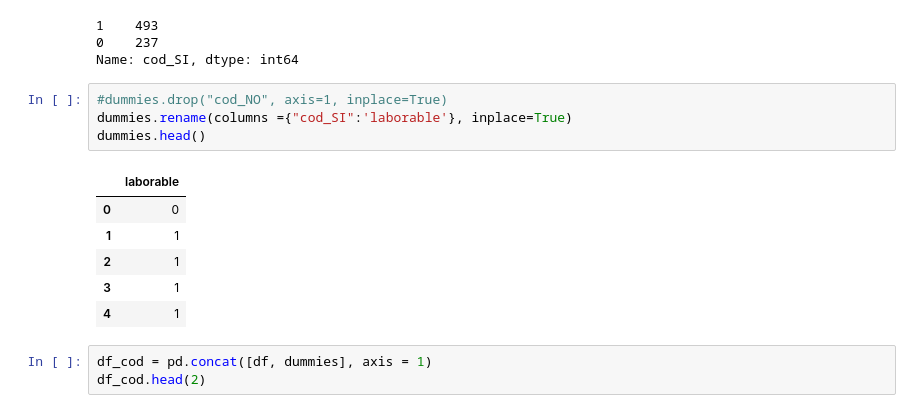
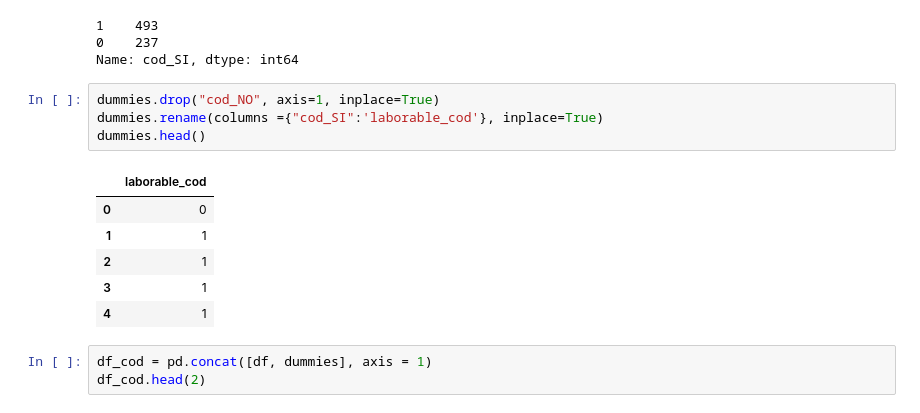
Before and after one commit to Adalab/proyecto-promo-C-modulo-3-team-2, a Jupyter notebook: Preparacion_datos/registrados_encoding.ipynb, the cells around one changed output. Cells and saved outputs as stored; diff of their text form.

Commit message:
laborable

```diff
--- a/Preparacion_datos/registrados_encoding.ipynb
+++ b/Preparacion_datos/registrados_encoding.ipynb
@@ -133,11 +133,11 @@ dummies["cod_SI"].value_counts()
 0    237
 Name: cod_SI, dtype: int64
 # %%
-#dummies.drop("cod_NO", axis=1, inplace=True)
-dummies.rename(columns ={"cod_SI":'laborable'}, inplace=True)
+dummies.drop("cod_NO", axis=1, inplace=True)
+dummies.rename(columns ={"cod_SI":'laborable_cod'}, inplace=True)
 dummies.head()
 # %% [output]
-|  | laborable |
+|  | laborable_cod |
 | 0 | 0 |
 | 1 | 1 |
 | 2 | 1 |
```
Also changed, not shown: parts of 4 cells of this notebook, 3 other files.
